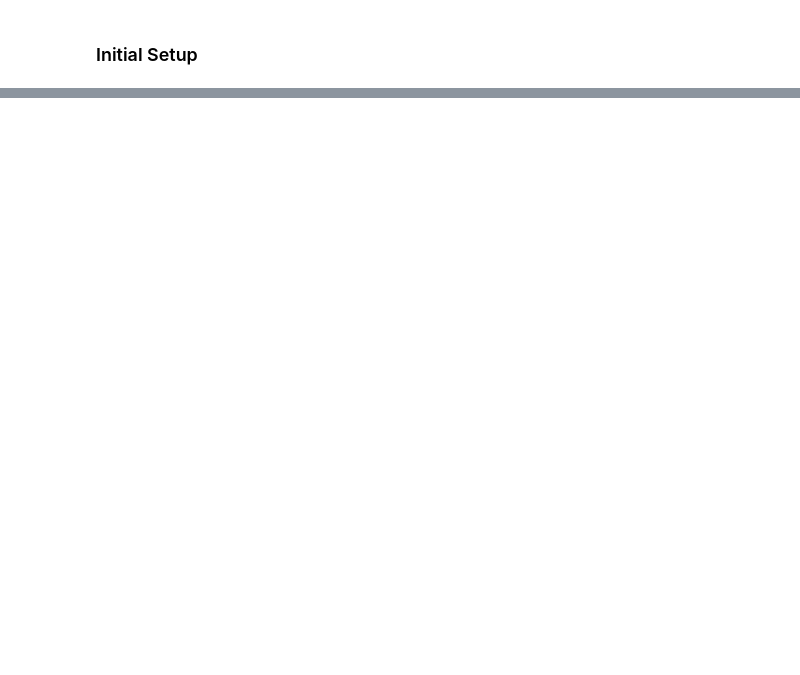
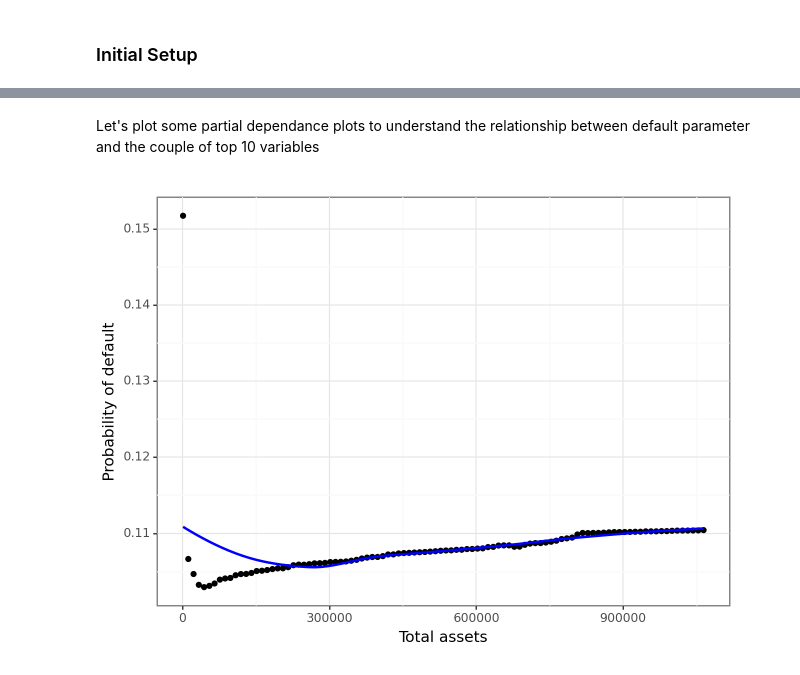
Before and after one commit to artyomashigov/da3, a Jupyter notebook: da3_assignment3/da3_assignment3.ipynb, the cells around one changed output, grey strips where cells are left out. Drawn from its saved outputs; the diff is of its cells as text; code cells hidden in the pictures; blank space fills up the shorter version.

```diff
--- a/da3_assignment3/da3_assignment3.ipynb
+++ b/da3_assignment3/da3_assignment3.ipynb
@@ -126,0 +1146,10 @@ df.head(2)
+# %%
+# Select the training and holdout sets for the random forest variables based on predefined indices
+rfvars_train = rfvars.loc[index_train]
+rfvars_holdout = rfvars.loc[index_holdout]
+# %%
+# Define a parameter grid for optimizing a tree-based model, specifying options for the number of features considered at each split,
+# the criterion for the split quality, and the minimum number of samples required to split a node.
+grid = {'max_features': [5, 6, 7],
+        'criterion':['gini'],
+        'min_samples_split': [11, 16]}
@@ -126,0 +1468,19 @@ df.head(2)
+# %% [markdown]
+Let's plot some partial dependance plots to understand the relationship between default parameter and the couple of top 10 variables
+# %%
+# Generate partial dependence data
+pdp_total_assets_bs = partial_dependence(prob_forest_fit, rfvars, ["total_assets_bs"], kind="average")
+
+# Prepare DataFrame for plotting
+pdp_df = pd.DataFrame({
+    'Total assets': pdp_total_assets_bs['values'][0].flatten(),
+    'Probability of default': pdp_total_assets_bs['average'][0].flatten()
+})
+
+# Plot the partial dependence plot
+plot = ggplot(pdp_df, aes(x='Total assets', y='Probability of default')) + \
+    geom_point() + theme_bw() + geom_smooth(method='loess', se=False, color='blue')
+
+print(plot)
+# %% [output]
+[figure, added]
```
Also changed, not shown: parts of 133 cells of this notebook.
